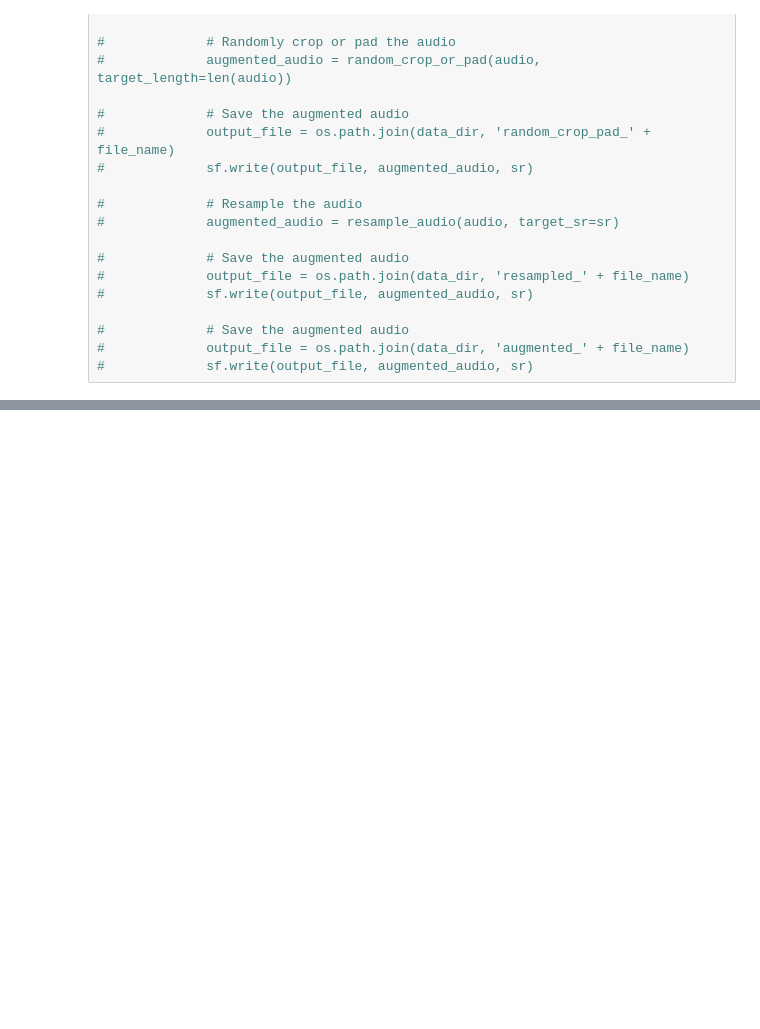
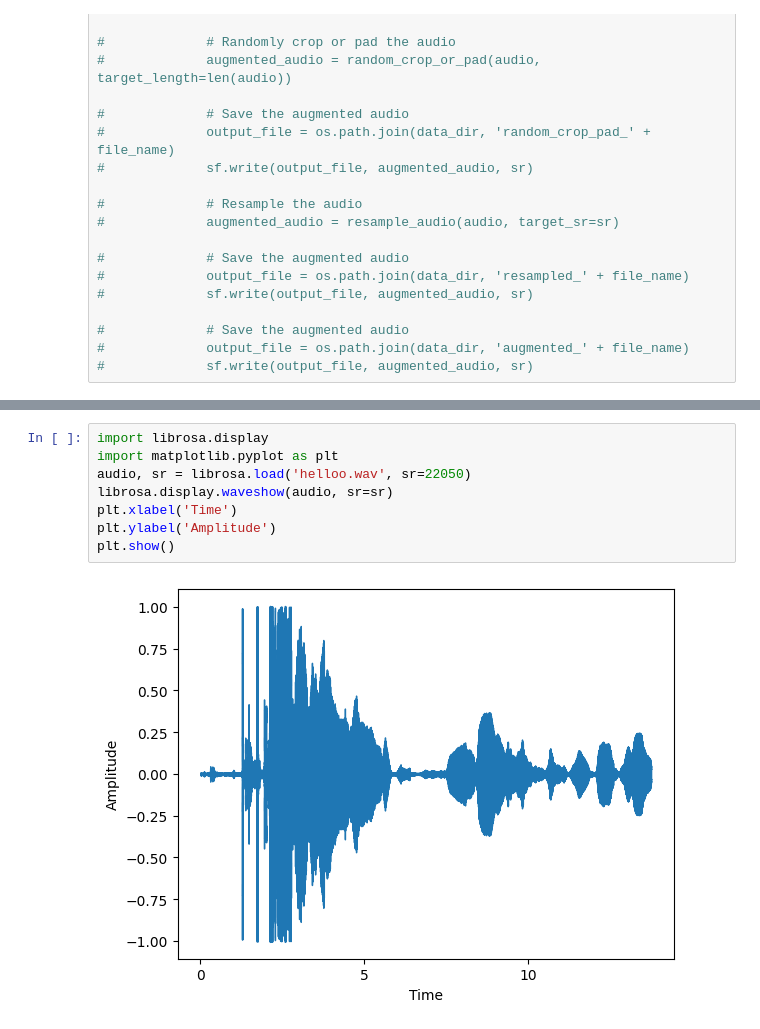
Before and after one commit to alvinjaymaique/voice_classifier, a Jupyter notebook: Untitled.ipynb, the cells around one changed output, grey strips where cells are left out. Saved outputs shown, nothing was run; the diff lists cells and outputs as text; blank space fills up the shorter version.

```diff
--- a/Untitled.ipynb
+++ b/Untitled.ipynb
@@ -405,0 +637,10 @@ NameError: name 'preprocess_audio' is not defined
+# %%
+import librosa.display
+import matplotlib.pyplot as plt
+audio, sr = librosa.load('helloo.wav', sr=22050)
+librosa.display.waveshow(audio, sr=sr)
+plt.xlabel('Time')
+plt.ylabel('Amplitude')
+plt.show()
+# %% [output]
+[figure, added]
```
Also changed, not shown: parts of 14 cells of this notebook.
